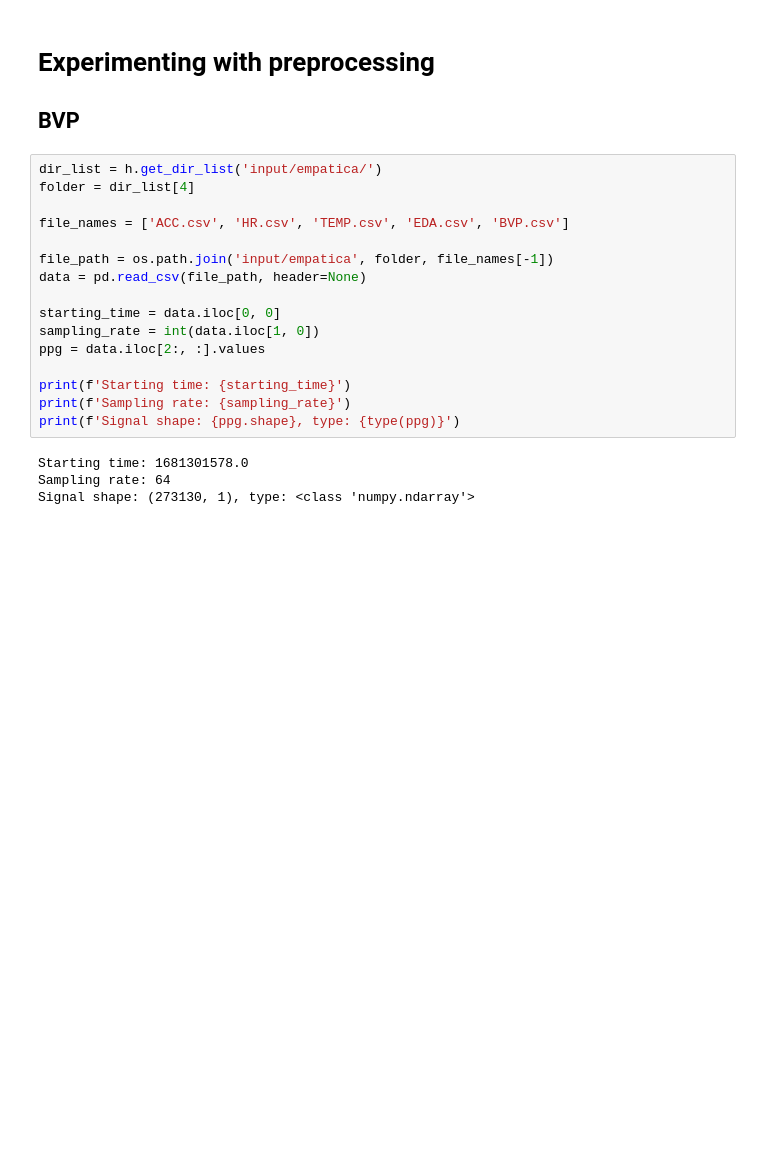
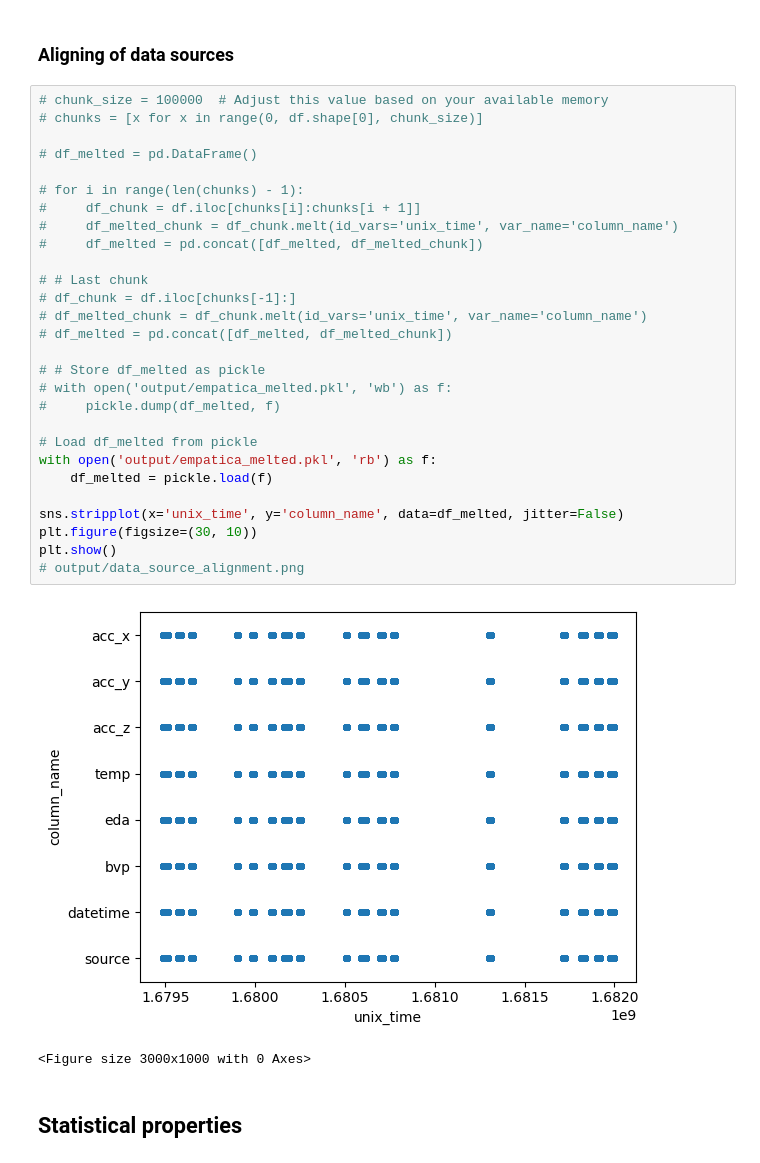
Before and after one commit to koenraijer/IP-TNT, a Jupyter notebook: processing_empatica.ipynb, the cells around one changed output. Drawn from its saved outputs; the diff is of its cells as text; blank space fills up the shorter version.

```diff
--- a/processing_empatica.ipynb
+++ b/processing_empatica.ipynb
@@ -43,24 +396,35 @@ Text(0.5, 0, 'Number of trimmed samples per data file')
-# %% [markdown]
-# Experimenting with preprocessing
-
-## BVP
-# %%
-dir_list = h.get_dir_list('input/empatica/')
-folder = dir_list[4]
-
-file_names = ['ACC.csv', 'HR.csv', 'TEMP.csv', 'EDA.csv', 'BVP.csv']
-
-file_path = os.path.join('input/empatica', folder, file_names[-1])
-data = pd.read_csv(file_path, header=None)
-
-starting_time = data.iloc[0, 0]
-sampling_rate = int(data.iloc[1, 0])
-ppg = data.iloc[2:, :].values
-
-print(f'Starting time: {starting_time}')
-print(f'Sampling rate: {sampling_rate}')
-print(f'Signal shape: {ppg.shape}, type: {type(ppg)}')
-# %% [output]
-Starting time: 1681301578.0
-Sampling rate: 64
-Signal shape: (273130, 1), type: <class 'numpy.ndarray'>
+# %% [markdown]
+### Aligning of data sources
+# %%
+# chunk_size = 100000  # Adjust this value based on your available memory
+# chunks = [x for x in range(0, df.shape[0], chunk_size)]
+
+# df_melted = pd.DataFrame()
+
+# for i in range(len(chunks) - 1):
+#     df_chunk = df.iloc[chunks[i]:chunks[i + 1]]
+#     df_melted_chunk = df_chunk.melt(id_vars='unix_time', var_name='column_name')
+#     df_melted = pd.concat([df_melted, df_melted_chunk])
+
+# # Last chunk
+# df_chunk = df.iloc[chunks[-1]:]
+# df_melted_chunk = df_chunk.melt(id_vars='unix_time', var_name='column_name')
+# df_melted = pd.concat([df_melted, df_melted_chunk])
+
+# # Store df_melted as pickle
+# with open('output/empatica_melted.pkl', 'wb') as f:
+#     pickle.dump(df_melted, f)
+
+# Load df_melted from pickle
+with open('output/empatica_melted.pkl', 'rb') as f:
+    df_melted = pickle.load(f)
+
+sns.stripplot(x='unix_time', y='column_name', data=df_melted, jitter=False)
+plt.figure(figsize=(30, 10))
+plt.show()
+# output/data_source_alignment.png
+# %% [output]
+[figure, added]
+<Figure size 3000x1000 with 0 Axes>
+# %% [markdown]
+## Statistical properties
```
Also changed, not shown: parts of 32 cells of this notebook, 16 other files.
